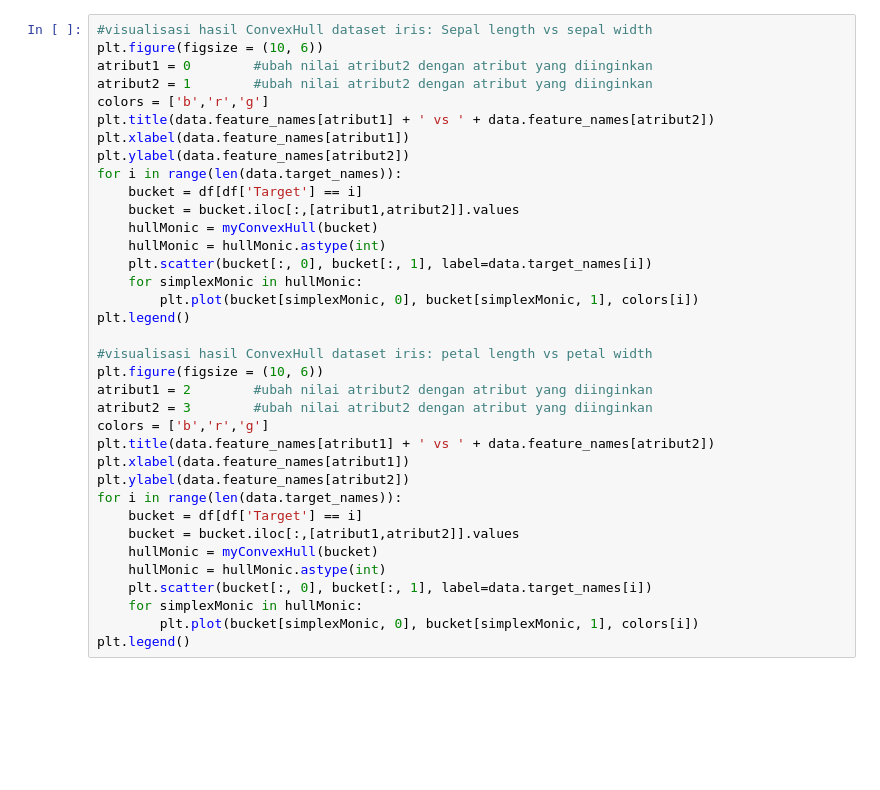
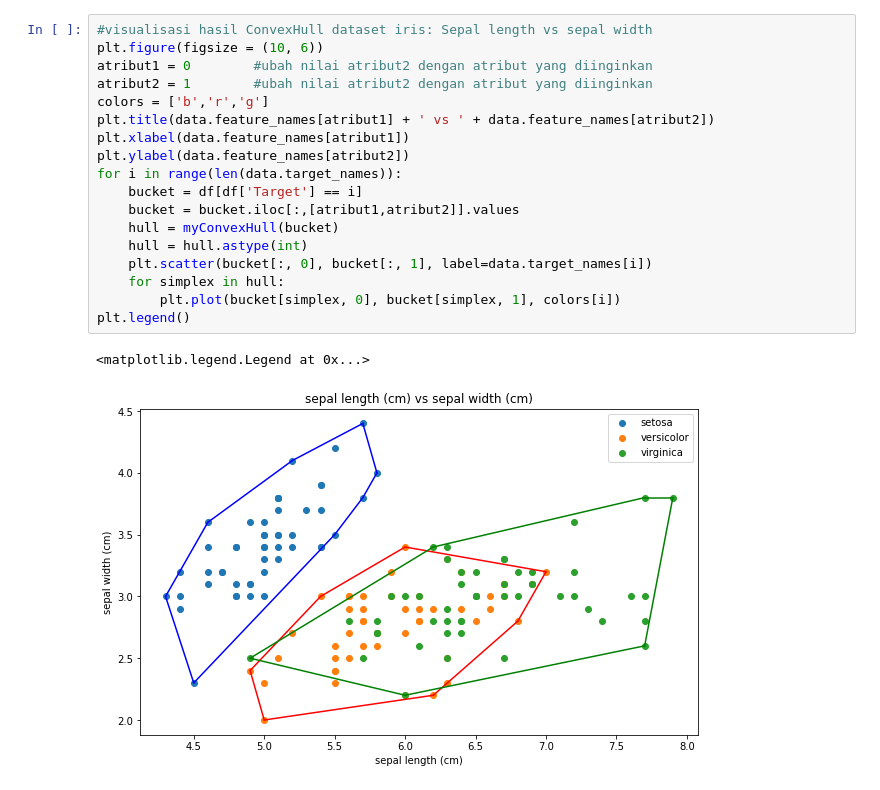
Before and after one commit to adeliaaaa/Tucil2-STIMA, a Jupyter notebook: src/main.ipynb, the cells around one changed output. Cells and saved outputs as stored; diff of their text form; blank space fills up the shorter version.

```diff
--- a/src/main.ipynb
+++ b/src/main.ipynb
@@ -103,36 +112,21 @@ df.head()
 # %%
 #visualisasi hasil ConvexHull dataset iris: Sepal length vs sepal width
 plt.figure(figsize = (10, 6))
 atribut1 = 0        #ubah nilai atribut2 dengan atribut yang diinginkan
 atribut2 = 1        #ubah nilai atribut2 dengan atribut yang diinginkan
 colors = ['b','r','g']
 plt.title(data.feature_names[atribut1] + ' vs ' + data.feature_names[atribut2])
 plt.xlabel(data.feature_names[atribut1])
 plt.ylabel(data.feature_names[atribut2])
 for i in range(len(data.target_names)):
     bucket = df[df['Target'] == i]
     bucket = bucket.iloc[:,[atribut1,atribut2]].values
-    hullMonic = myConvexHull(bucket)
-    hullMonic = hullMonic.astype(int)
+    hull = myConvexHull(bucket)
+    hull = hull.astype(int)
     plt.scatter(bucket[:, 0], bucket[:, 1], label=data.target_names[i])
-    for simplexMonic in hullMonic:
-        plt.plot(bucket[simplexMonic, 0], bucket[simplexMonic, 1], colors[i])
+    for simplex in hull:
+        plt.plot(bucket[simplex, 0], bucket[simplex, 1], colors[i])
 plt.legend()
-
-#visualisasi hasil ConvexHull dataset iris: petal length vs petal width
-plt.figure(figsize = (10, 6))
-atribut1 = 2        #ubah nilai atribut2 dengan atribut yang diinginkan
-atribut2 = 3        #ubah nilai atribut2 dengan atribut yang diinginkan
-colors = ['b','r','g']
-plt.title(data.feature_names[atribut1] + ' vs ' + data.feature_names[atribut2])
-plt.xlabel(data.feature_names[atribut1])
-plt.ylabel(data.feature_names[atribut2])
-for i in range(len(data.target_names)):
-    bucket = df[df['Target'] == i]
-    bucket = bucket.iloc[:,[atribut1,atribut2]].values
-    hullMonic = myConvexHull(bucket)
-    hullMonic = hullMonic.astype(int)
-    plt.scatter(bucket[:, 0], bucket[:, 1], label=data.target_names[i])
-    for simplexMonic in hullMonic:
-        plt.plot(bucket[simplexMonic, 0], bucket[simplexMonic, 1], colors[i])
-plt.legend()
+# %% [output]
+<matplotlib.legend.Legend at 0x...>
+[figure, added]
```
Also changed, not shown: parts of 9 cells of this notebook, 3 other files.
